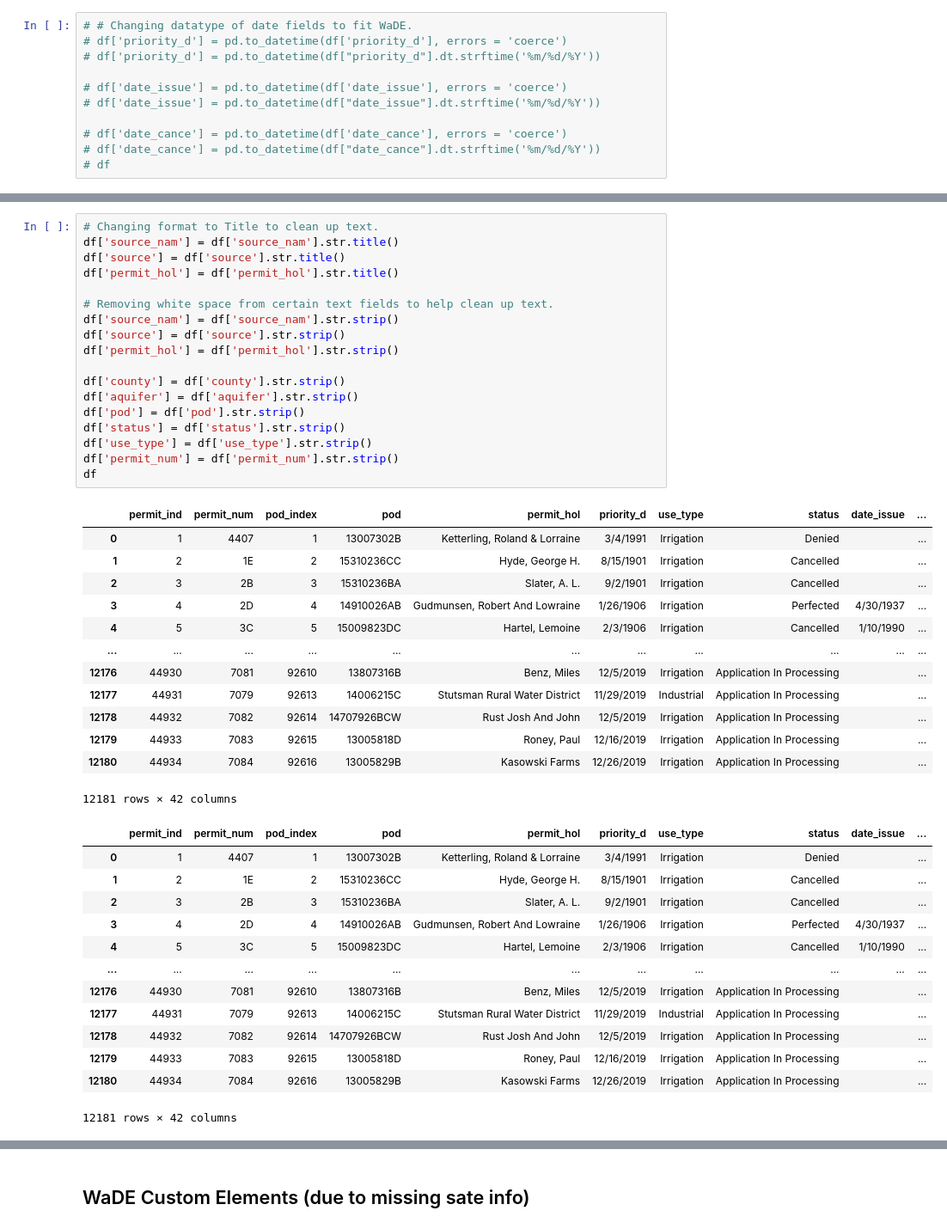
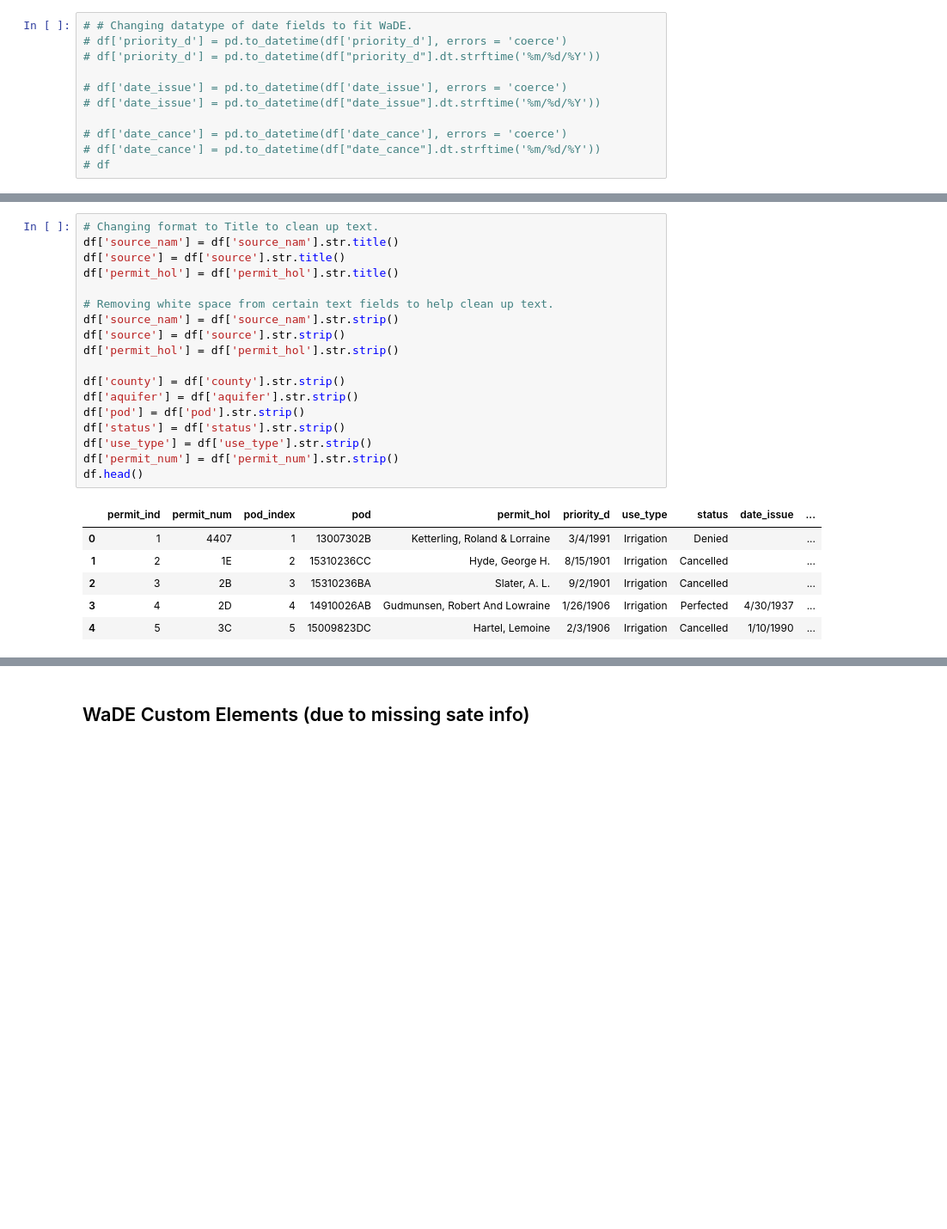
Before and after one commit to WSWCWaterDataExchange/MappingStatesDataToWaDE2.0, a Jupyter notebook: NorthDakota/WaterAllocation/0_PreProcessNorthDakotaAllocationData.ipynb, the cells around one changed output, grey strips where cells are left out. Shown at 86% size. Cells and saved outputs as stored; diff of their text form; blank space fills up the shorter version.

Commit message:
WR update.
WR update.  New Methodology table.  Added native URL to water right landing page.

```diff
--- a/NorthDakota/WaterAllocation/0_PreProcessNorthDakotaAllocationData.ipynb
+++ b/NorthDakota/WaterAllocation/0_PreProcessNorthDakotaAllocationData.ipynb
@@ -158,45 +114,25 @@ df['in_AllocationOwner'].unique()
 # %%
 # Changing format to Title to clean up text.
 df['source_nam'] = df['source_nam'].str.title()
 df['source'] = df['source'].str.title()
 df['permit_hol'] = df['permit_hol'].str.title()
 
 # Removing white space from certain text fields to help clean up text.
 df['source_nam'] = df['source_nam'].str.strip()
 df['source'] = df['source'].str.strip()
 df['permit_hol'] = df['permit_hol'].str.strip()
 
 df['county'] = df['county'].str.strip()
 df['aquifer'] = df['aquifer'].str.strip()
 df['pod'] = df['pod'].str.strip()
 df['status'] = df['status'].str.strip()
 df['use_type'] = df['use_type'].str.strip()
 df['permit_num'] = df['permit_num'].str.strip()
-df
+df.head()
 # %% [output]
 |  | permit_ind | permit_num | pod_index | pod | permit_hol | priority_d | use_type | status | date_issue | ... |
 | 0 | 1 | 4407 | 1 | 13007302B | Ketterling, Roland & Lorraine | 3/4/1991 | Irrigation | Denied |  | ... |
 | 1 | 2 | 1E | 2 | 15310236CC | Hyde, George H. | 8/15/1901 | Irrigation | Cancelled |  | ... |
 | 2 | 3 | 2B | 3 | 15310236BA | Slater, A. L. | 9/2/1901 | Irrigation | Cancelled |  | ... |
 | 3 | 4 | 2D | 4 | 14910026AB | Gudmunsen, Robert And Lowraine | 1/26/1906 | Irrigation | Perfected | 4/30/1937 | ... |
 | 4 | 5 | 3C | 5 | 15009823DC | Hartel, Lemoine | 2/3/1906 | Irrigation | Cancelled | 1/10/1990 | ... |
-| ... | ... | ... | ... | ... | ... | ... | ... | ... | ... | ... |
-| 12176 | 44930 | 7081 | 92610 | 13807316B | Benz, Miles | 12/5/2019 | Irrigation | Application In Processing |  | ... |
-| 12177 | 44931 | 7079 | 92613 | 14006215C | Stutsman Rural Water District | 11/29/2019 | Industrial | Application In Processing |  | ... |
-| 12178 | 44932 | 7082 | 92614 | 14707926BCW | Rust Josh And John | 12/5/2019 | Irrigation | Application In Processing |  | ... |
-| 12179 | 44933 | 7083 | 92615 | 13005818D | Roney, Paul | 12/16/2019 | Irrigation | Application In Processing |  | ... |
-| 12180 | 44934 | 7084 | 92616 | 13005829B | Kasowski Farms | 12/26/2019 | Irrigation | Application In Processing |  | ... |
-12181 rows × 42 columns
-|  | permit_ind | permit_num | pod_index | pod | permit_hol | priority_d | use_type | status | date_issue | ... |
-| 0 | 1 | 4407 | 1 | 13007302B | Ketterling, Roland & Lorraine | 3/4/1991 | Irrigation | Denied |  | ... |
-| 1 | 2 | 1E | 2 | 15310236CC | Hyde, George H. | 8/15/1901 | Irrigation | Cancelled |  | ... |
-| 2 | 3 | 2B | 3 | 15310236BA | Slater, A. L. | 9/2/1901 | Irrigation | Cancelled |  | ... |
-| 3 | 4 | 2D | 4 | 14910026AB | Gudmunsen, Robert And Lowraine | 1/26/1906 | Irrigation | Perfected | 4/30/1937 | ... |
-| 4 | 5 | 3C | 5 | 15009823DC | Hartel, Lemoine | 2/3/1906 | Irrigation | Cancelled | 1/10/1990 | ... |
-| ... | ... | ... | ... | ... | ... | ... | ... | ... | ... | ... |
-| 12176 | 44930 | 7081 | 92610 | 13807316B | Benz, Miles | 12/5/2019 | Irrigation | Application In Processing |  | ... |
-| 12177 | 44931 | 7079 | 92613 | 14006215C | Stutsman Rural Water District | 11/29/2019 | Industrial | Application In Processing |  | ... |
-| 12178 | 44932 | 7082 | 92614 | 14707926BCW | Rust Josh And John | 12/5/2019 | Irrigation | Application In Processing |  | ... |
-| 12179 | 44933 | 7083 | 92615 | 13005818D | Roney, Paul | 12/16/2019 | Irrigation | Application In Processing |  | ... |
-| 12180 | 44934 | 7084 | 92616 | 13005829B | Kasowski Farms | 12/26/2019 | Irrigation | Application In Processing |  | ... |
-12181 rows × 42 columns
```
Also changed, not shown: parts of 10 cells of this notebook, 12 other files.
